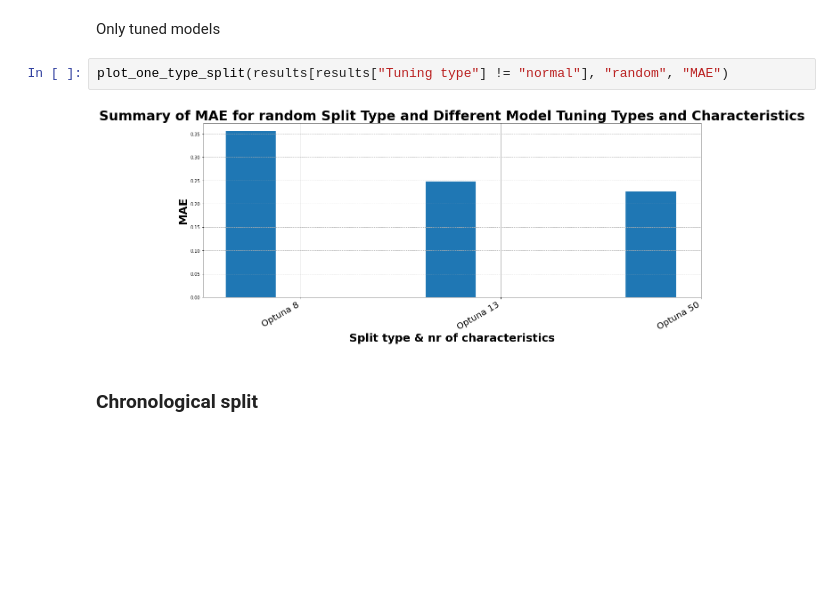
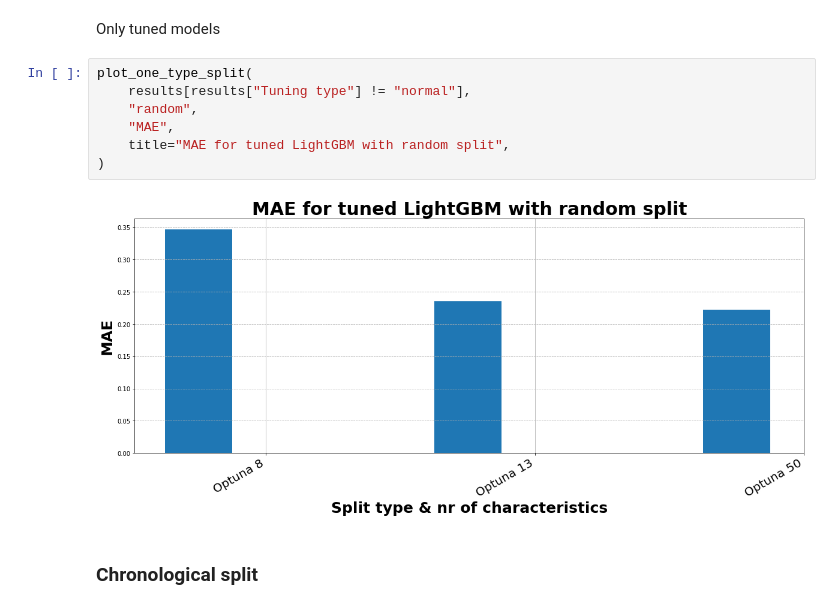
Before and after one commit to Paulina100/ML-for-TTRPG-game-design, a Jupyter notebook: notebooks/models/lightgbm/lightgbm_summary.ipynb, the cells around one changed output. Saved outputs shown, nothing was run; the diff lists cells and outputs as text; blank space fills up the shorter version.

```diff
--- a/notebooks/models/lightgbm/lightgbm_summary.ipynb
+++ b/notebooks/models/lightgbm/lightgbm_summary.ipynb
@@ -63,9 +67,14 @@ plot_one_type_split(results, "random", "MAE")
 # %% [markdown]
 Only tuned models
 # %%
-plot_one_type_split(results[results["Tuning type"] != "normal"], "random", "MAE")
+plot_one_type_split(
+    results[results["Tuning type"] != "normal"],
+    "random",
+    "MAE",
+    title="MAE for tuned LightGBM with random split",
+)
 # %% [output]
-[figure, old version]
+[figure, new version]
 # %% [markdown]
 ### Chronological split
 # %%
```
Also changed, not shown: parts of 12 cells of this notebook, 18 other files.
